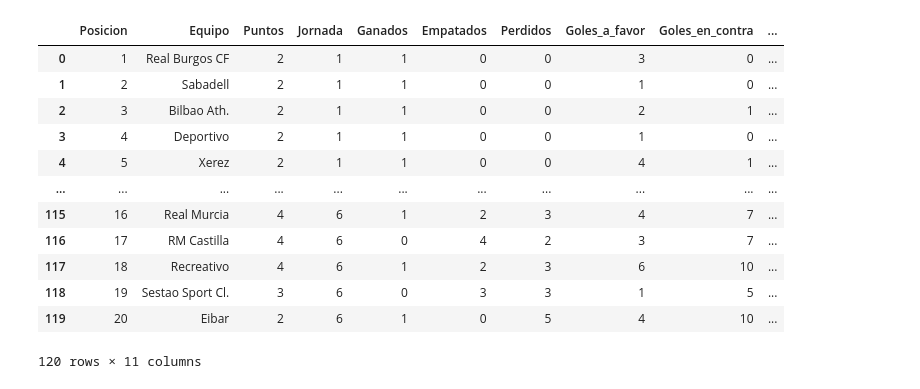
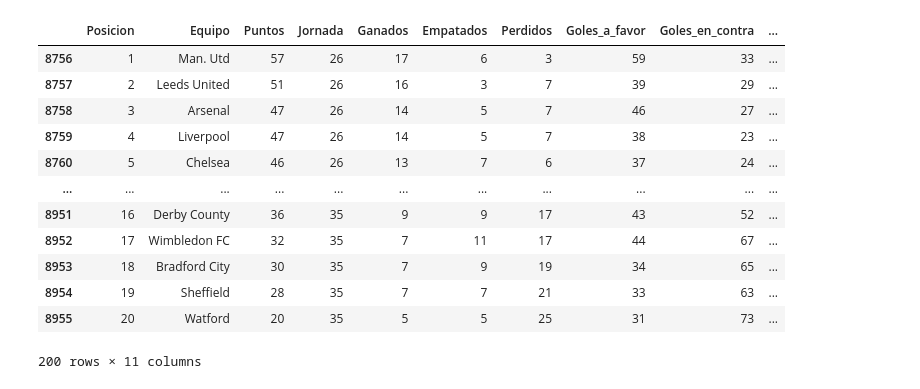
Before and after one commit to Rgc1992/Quiniela, a Jupyter notebook: Extract_Data/Extraccion de dato compaginadas.ipynb, the cells around one changed output. Cells and saved outputs as stored; diff of their text form; code cells hidden in the pictures.

Commit message:
Actualizada la extraccion de datos
La pagina tiene jornadas adicionales en algunos años que hacen que el código haga bucles innecesarios. El nuevo código soluciona el problema
TODO

```diff
--- a/Extract_Data/Extraccion de dato compaginadas.ipynb
+++ b/Extract_Data/Extraccion de dato compaginadas.ipynb
@@ -136,18 +151,18 @@ KeyboardInterrupt:
 # %%
-Data_Tabla=pd.DataFrame(dict_jornadas)
+Data_Tabla=pd.DataFrame(dict_jornadas).drop_duplicates()
 # %%
-Data_Tabla
+Data_Tabla.tail(200)
 # %% [output]
 |  | Posicion | Equipo | Puntos | Jornada | Ganados | Empatados | Perdidos | Goles_a_favor | Goles_en_contra | ... |
-| 0 | 1 | Real Burgos CF | 2 | 1 | 1 | 0 | 0 | 3 | 0 | ... |
-| 1 | 2 | Sabadell | 2 | 1 | 1 | 0 | 0 | 1 | 0 | ... |
-| 2 | 3 | Bilbao Ath. | 2 | 1 | 1 | 0 | 0 | 2 | 1 | ... |
-| 3 | 4 | Deportivo | 2 | 1 | 1 | 0 | 0 | 1 | 0 | ... |
-| 4 | 5 | Xerez | 2 | 1 | 1 | 0 | 0 | 4 | 1 | ... |
+| 8756 | 1 | Man. Utd | 57 | 26 | 17 | 6 | 3 | 59 | 33 | ... |
+| 8757 | 2 | Leeds United | 51 | 26 | 16 | 3 | 7 | 39 | 29 | ... |
+| 8758 | 3 | Arsenal | 47 | 26 | 14 | 5 | 7 | 46 | 27 | ... |
+| 8759 | 4 | Liverpool | 47 | 26 | 14 | 5 | 7 | 38 | 23 | ... |
+| 8760 | 5 | Chelsea | 46 | 26 | 13 | 7 | 6 | 37 | 24 | ... |
 | ... | ... | ... | ... | ... | ... | ... | ... | ... | ... | ... |
-| 115 | 16 | Real Murcia | 4 | 6 | 1 | 2 | 3 | 4 | 7 | ... |
-| 116 | 17 | RM Castilla | 4 | 6 | 0 | 4 | 2 | 3 | 7 | ... |
-| 117 | 18 | Recreativo | 4 | 6 | 1 | 2 | 3 | 6 | 10 | ... |
-| 118 | 19 | Sestao Sport Cl. | 3 | 6 | 0 | 3 | 3 | 1 | 5 | ... |
-| 119 | 20 | Eibar | 2 | 6 | 1 | 0 | 5 | 4 | 10 | ... |
+| 8951 | 16 | Derby County | 36 | 35 | 9 | 9 | 17 | 43 | 52 | ... |
+| 8952 | 17 | Wimbledon FC | 32 | 35 | 7 | 11 | 17 | 44 | 67 | ... |
+| 8953 | 18 | Bradford City | 30 | 35 | 7 | 9 | 19 | 34 | 65 | ... |
+| 8954 | 19 | Sheffield | 28 | 35 | 7 | 7 | 21 | 33 | 63 | ... |
+| 8955 | 20 | Watford | 20 | 35 | 5 | 5 | 25 | 31 | 73 | ... |
-120 rows × 11 columns
+200 rows × 11 columns
```
Also changed, not shown: parts of 6 cells of this notebook.
